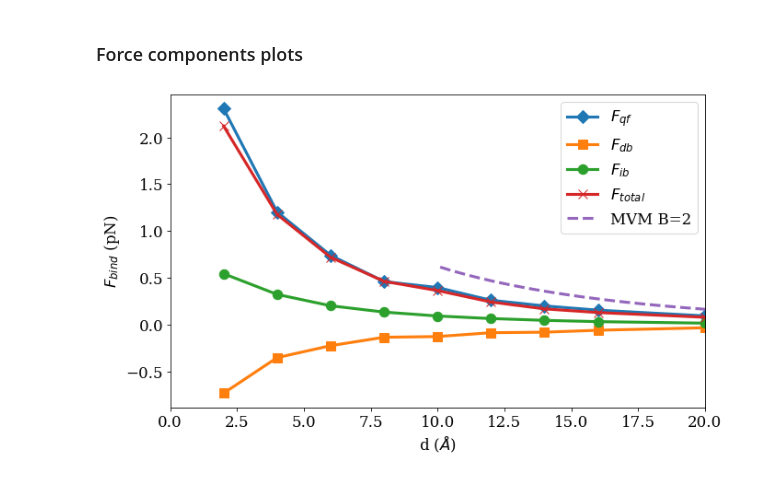
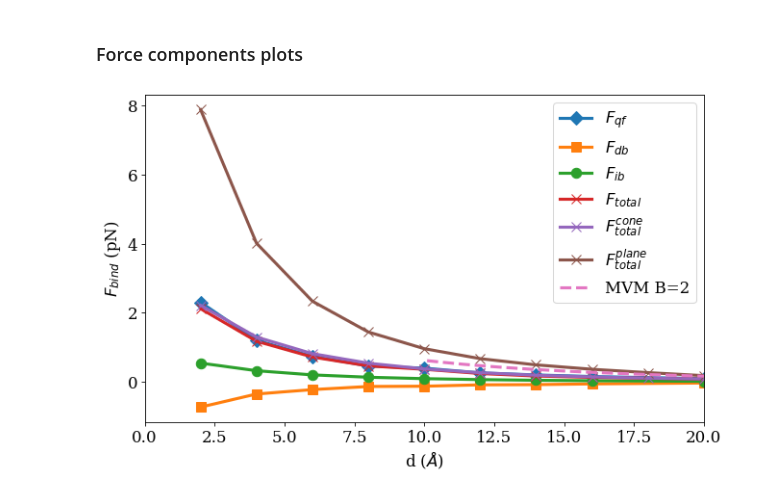
Before and after one commit to iaddison-smith/plots_afmtip, a Jupyter notebook: Force_components_afmtip.ipynb, the cells around one changed output. Saved outputs shown, nothing was run; the diff lists cells and outputs as text; code cells hidden in the pictures.

```diff
--- a/Force_components_afmtip.ipynb
+++ b/Force_components_afmtip.ipynb
@@ -138,25 +160,18 @@ def forces_fixedcharge_zika(dir,distance):
 # %%
 # Fixed charge force calculation with dphir file from Pygbe
-distances = [386,388,390,392,394,396,398,400,404,434,484,884,1384]
-fqf = np.zeros([len(distances),3])
-j=0
-for dist in distances:
-    fqf[j,:],_ = forces_fixedcharge_zika('zika_afm',dist)
-    j+=1
+dist,fqf,_ = forces_fixedcharge_zika('zika_afm\\tip_charge-2.5_rad150')
+dist_cono,fqf_cono,_ = forces_fixedcharge_zika('zika_afm\\sysBunchAnalysisCones')
+dist_plane,fqf_plane,_ = forces_fixedcharge_zika('zika_afm\\sysBunchAnalysisPlanes')
 
 # Boundary force from Pygbe calculation
-fdb = np.zeros([len(distances),3])
-fib = np.zeros([len(distances),3])
-d = np.zeros([len(distances),1])
-to_kcalmolA = 4*np.pi*332.0636817823836
-f_boundary = np.loadtxt('boundary_forces_zika.txt',delimiter=' ')
-for j in range(len(f_boundary)):
-    d[j] = f_boundary[j,0]
-    fdb[j] =to_kcalmolA*f_boundary[j,1:4]
-    fib[j] =to_kcalmolA*f_boundary[j,4:]
+d,fdb,fib = boundary_forces_zika(dist,'boundary_forces_zika.txt')
+d_cono,fdb_cono,fib_cono = boundary_forces_zika(dist_cono,'boundary_forces_zika_cono.txt')
+d_plane,fdb_plane,fib_plane = boundary_forces_zika(dist_plane,'boundary_forces_zika_plano.txt')
 
 # Binding force by substracting solvation force for capsid far away from tip
 F_terms = 69.467*(fqf[:]+fdb[:]+fib[:]-fqf[-1]-fdb[-1]-fib[-1])
+F_terms_cono = 69.467*(fqf_cono[:]+fdb_cono[:]+fib_cono[:]-fqf_cono[-1]-fdb_cono[-1]-fib_cono[-1])
+F_terms_plane = 69.467*(fqf_plane[:]+fdb_plane[:]+fib_plane[:]-fqf_plane[-1]-fdb_plane[-1]-fib_plane[-1])
 
 # MVM fitting function (Podgornik et al. Nanoscale, 2015)
 def forces_MVM(d,B,A=0,k=1/6.8):
@@ -164,21 +179,25 @@ def forces_MVM(d,B,A=0,k=1/6.8):
 # %% [markdown]
 ### Force components plots
 # %%
-d = np.array([386,388,390,392,394,396,398,400,404,434,484,884,1384]) -384 #Distances from tip to afm in Angstrom
+d = dist -384 #Distances from tip to afm in Angstrom
+d_cono = dist_cono -384 #Distances from tip to afm in Angstrom
+d_plane = dist_plane-384 #Distances from tip to afm in Angstrom
 dd = np.arange(394,434,0.1)
 
 plt.figure(figsize=(10,6),dpi=75)
 plt.plot(d,-69.467*fqf.swapaxes(0,1)[0]+69.467*fqf.swapaxes(0,1)[0][-1], marker='D',label='$F_{qf}$')
 plt.plot(d,-69.467*fdb.swapaxes(0,1)[0]+69.467*fdb.swapaxes(0,1)[0][-1], marker='s',label='$F_{db}$')
 plt.plot(d,-69.467*fib.swapaxes(0,1)[0]+69.467*fib.swapaxes(0,1)[0][-1], marker='o',label='$F_{ib}$')
 plt.plot(d,-F_terms.swapaxes(0,1)[0], marker='x',label='$F_{total}$')
+plt.plot(d_cono,-F_terms_cono.swapaxes(0,1)[0], marker='x',label='$F_{total}^{cone}$')
+plt.plot(d_plane,-F_terms_plane.swapaxes(0,1)[0], marker='x',label='$F_{total}^{plane}$')
 plt.plot(dd[1:]-384,forces_MVM(dd[1:]-384,2,k=0.125),label='MVM B=2',linestyle='--')
 plt.xlim([0,20])
 plt.xlabel('d ($\AA$)');
 plt.ylabel('$F_{bind}$ (pN)')
 plt.legend()
-plt.savefig('plots\\Binding_forces_components_capsid.png',dpi=300, bbox_inches='tight')
+plt.savefig('plots\\Binding_forces_components_capsid_2.png',dpi=300, bbox_inches='tight')
 plt.show()
 plt.close()
 # %% [output]
-[figure, old version]
+[figure, new version]
```
Also changed, not shown: parts of 5 cells of this notebook, 1 other file.
